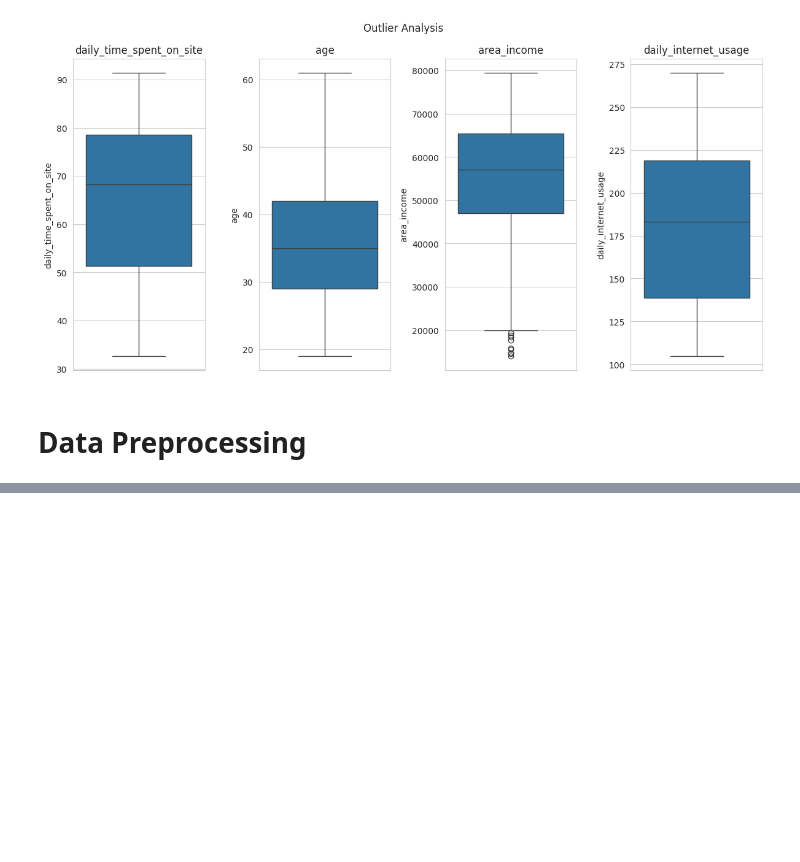
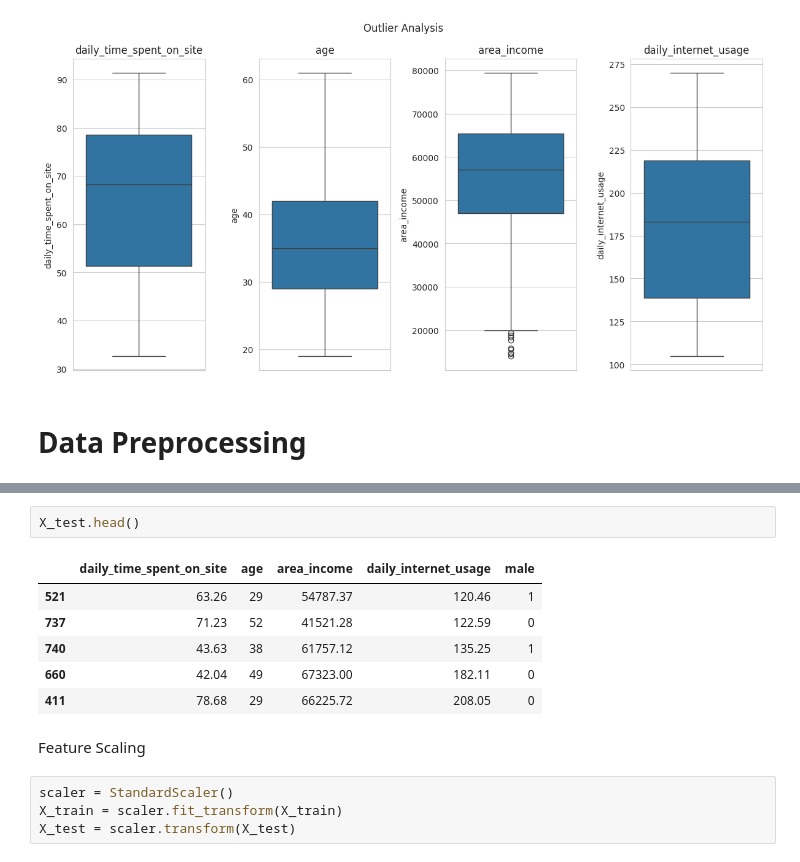
Before and after one commit to azharaul/ml-dl-projects, a Jupyter notebook: machine-learning/classification/advertising_clicked_on_ad_prediction.ipynb, the cells around one changed output, grey strips where cells are left out. Saved outputs shown, nothing was run; the diff lists cells and outputs as text; blank space fills up the shorter version.

```diff
--- a/machine-learning/classification/advertising_clicked_on_ad_prediction.ipynb
+++ b/machine-learning/classification/advertising_clicked_on_ad_prediction.ipynb
@@ -128,0 +152,15 @@ plt.show()
+# %%
+X_test.head()
+# %% [output]
+|  | daily_time_spent_on_site | age | area_income | daily_internet_usage | male |
+| 521 | 63.26 | 29 | 54787.37 | 120.46 | 1 |
+| 737 | 71.23 | 52 | 41521.28 | 122.59 | 0 |
+| 740 | 43.63 | 38 | 61757.12 | 135.25 | 1 |
+| 660 | 42.04 | 49 | 67323.00 | 182.11 | 0 |
+| 411 | 78.68 | 29 | 66225.72 | 208.05 | 0 |
+# %% [markdown]
+Feature Scaling
+# %%
+scaler = StandardScaler()
+X_train = scaler.fit_transform(X_train)
+X_test = scaler.transform(X_test)
```
Also changed, not shown: parts of 19 cells of this notebook.
